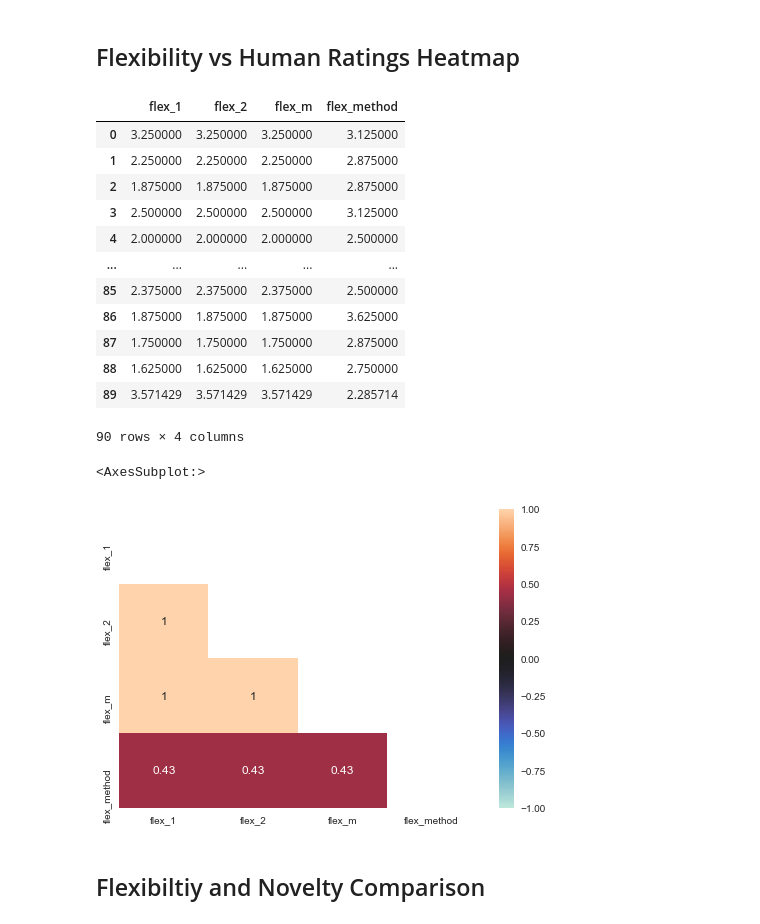
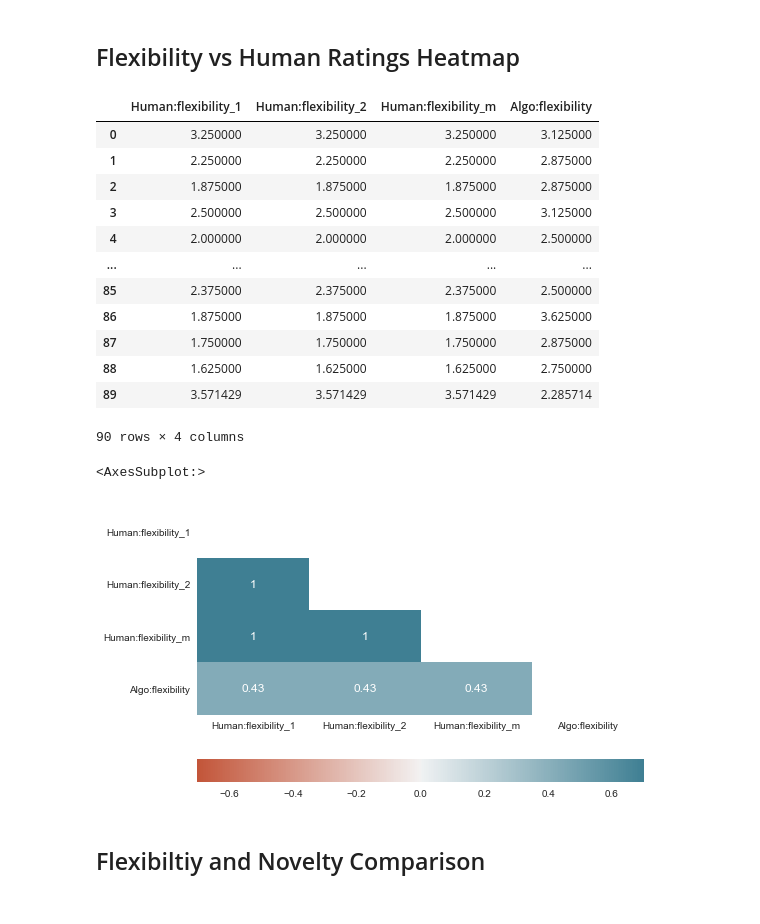
Before and after one commit to DijunQuant/AUT-Scoring, a Jupyter notebook: scripts/all_metrics_analysis.ipynb, the cells around one changed output. Saved outputs shown, nothing was run; the diff lists cells and outputs as text; code cells hidden in the pictures.

```diff
--- a/scripts/all_metrics_analysis.ipynb
+++ b/scripts/all_metrics_analysis.ipynb
@@ -384,12 +523,15 @@ def get_flexibility_human_table(flexibility_dict_values):
     collapse_flexibility_df = pd.concat(flexibility_dict_values)
     participant_avg_flexibility_df = get_flexibility_avg(collapse_flexibility_df)
     participant_avg_flexibility_df = participant_avg_flexibility_df.drop('id', axis=1)
+    participant_avg_flexibility_df = participant_avg_flexibility_df.rename(columns={'flex_1': 'Human:flexibility_1'
+                                             , 'flex_2': 'Human:flexibility_2', 'flex_m': 'Human:flexibility_m'
+                                             , 'flex_method': 'Algo:flexibility'})
     display(participant_avg_flexibility_df)
     return participant_avg_flexibility_df
 # %%
 flexibility_human_table = get_flexibility_human_table(flexibility_dict.values())
 # %% [output]
-|  | flex_1 | flex_2 | flex_m | flex_method |
+|  | Human:flexibility_1 | Human:flexibility_2 | Human:flexibility_m | Algo:flexibility |
 | 0 | 3.250000 | 3.250000 | 3.250000 | 3.125000 |
 | 1 | 2.250000 | 2.250000 | 2.250000 | 2.875000 |
 | 2 | 1.875000 | 1.875000 | 1.875000 | 2.875000 |
@@ -404,10 +546,12 @@ flexibility_human_table = get_flexibility_human_table(flexibility_dict.values())
 90 rows × 4 columns
 # %%
 flexibility_human_table_matrix = np.triu(flexibility_human_table.corr())
-sns.heatmap(flexibility_human_table.corr(), vmin=-1, vmax=1, center= 0, mask=flexibility_human_table_matrix, annot = True, fmt='.2g')
+sns.heatmap(flexibility_human_table.corr(), vmin=-0.7, vmax=0.7, center= 0, mask=flexibility_human_table_matrix
+            , annot = True, fmt='.2g', cmap = sns.diverging_palette(20, 220, as_cmap=True)
+           , cbar_kws={"orientation": "horizontal"})
 # %% [output]
 <AxesSubplot:>
-[figure, old version]
+[figure, new version]
 # %% [markdown]
 ## Flexibiltiy and Novelty Comparison
 # %%
```
Also changed, not shown: parts of 36 cells of this notebook, 15 other files.
